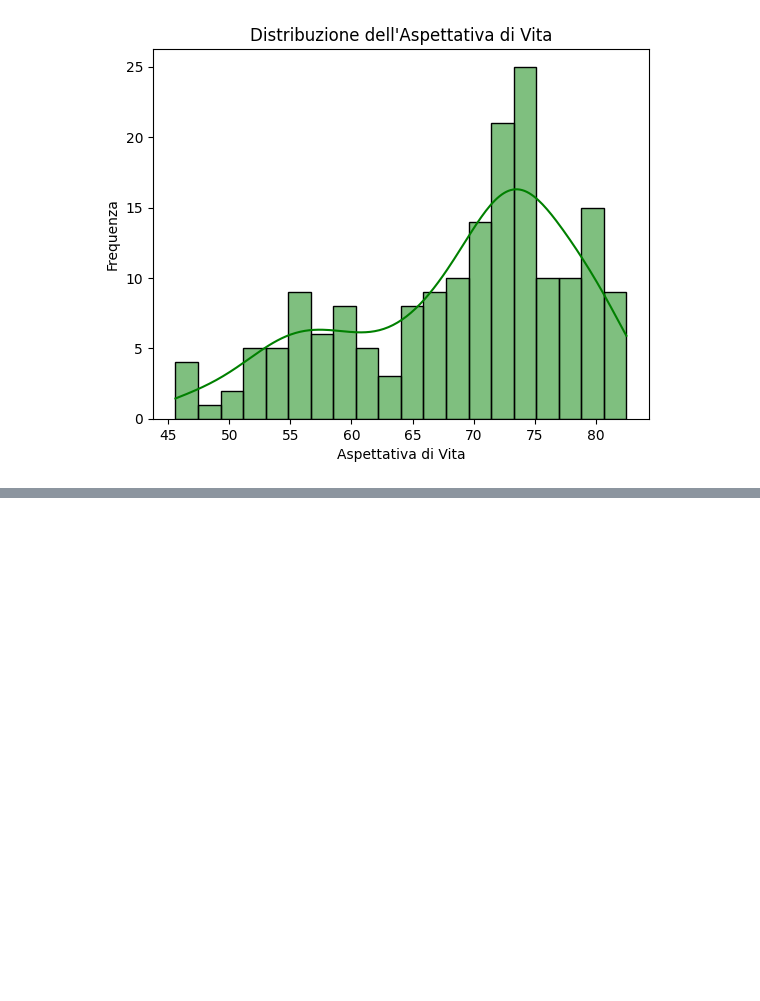
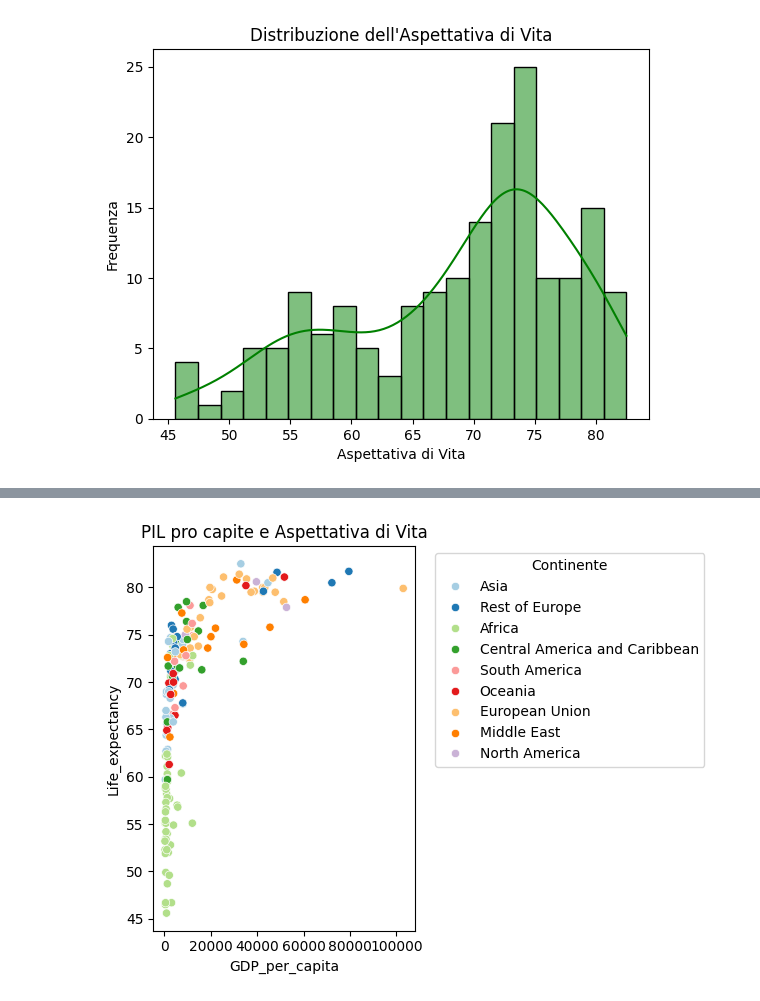
Before and after one commit to SkybunNataliia/Progetto-BigData, a Jupyter notebook: aspettativa_di_vita.ipynb, the cells around one changed output, grey strips where cells are left out. Cells and saved outputs as stored; diff of their text form; code cells hidden in the pictures; blank space fills up the shorter version.

```diff
--- a/aspettativa_di_vita.ipynb
+++ b/aspettativa_di_vita.ipynb
@@ -169,0 +195,11 @@ plt.show()
+# %%
+# GDP_per_capita e Aspettativa di vita
+sns.scatterplot(data=df, x='GDP_per_capita', y='Life_expectancy', hue='Region', palette="Paired")
+
+# Spostare la legenda fuori dal grafico
+plt.legend(bbox_to_anchor=(1.05, 1), loc="upper left", title="Continente")
+plt.title("PIL pro capite e Aspettativa di Vita")
+plt.tight_layout()
+plt.show()
+# %% [output]
+[figure, added]
```
Also changed, not shown: parts of 11 cells of this notebook.
